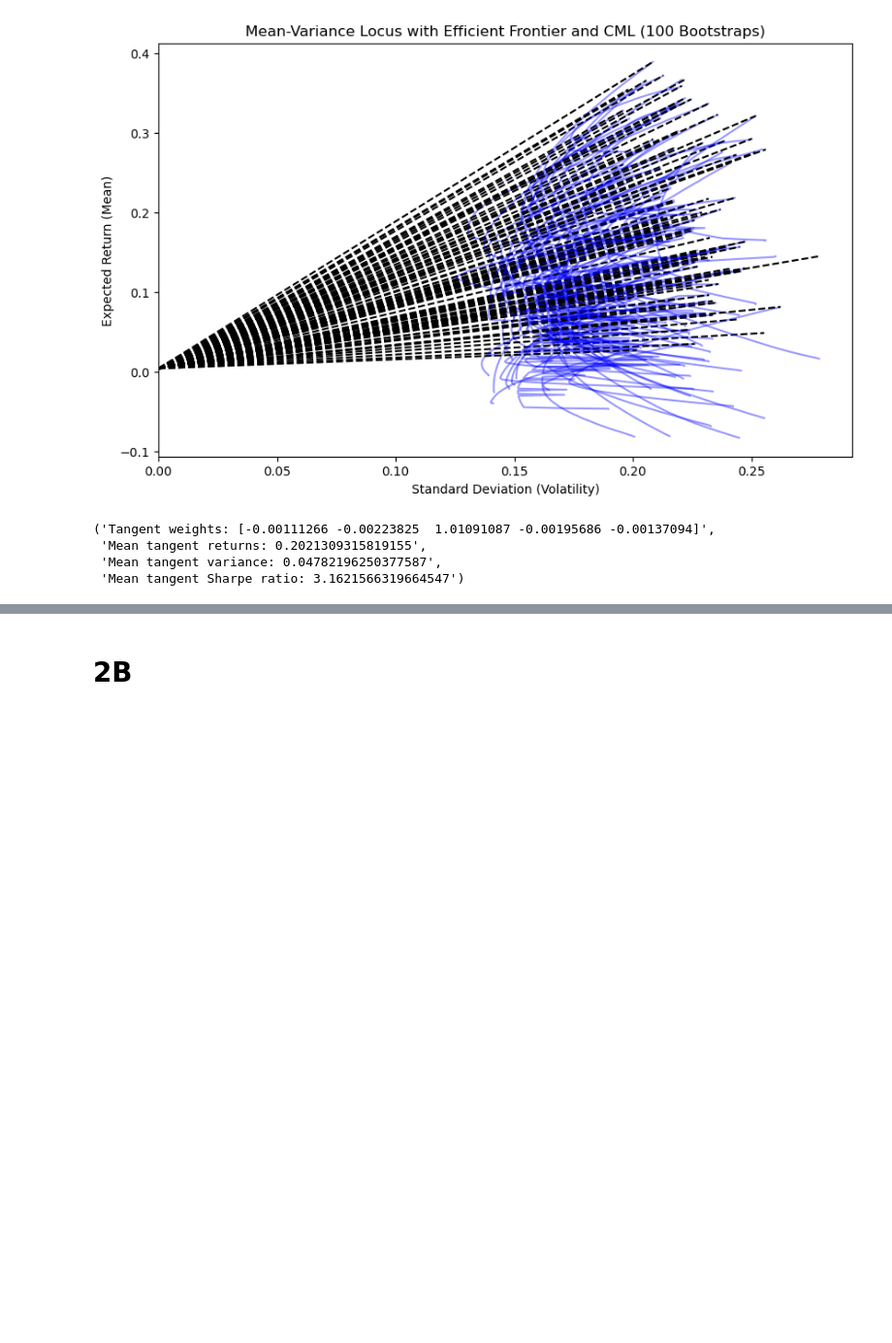
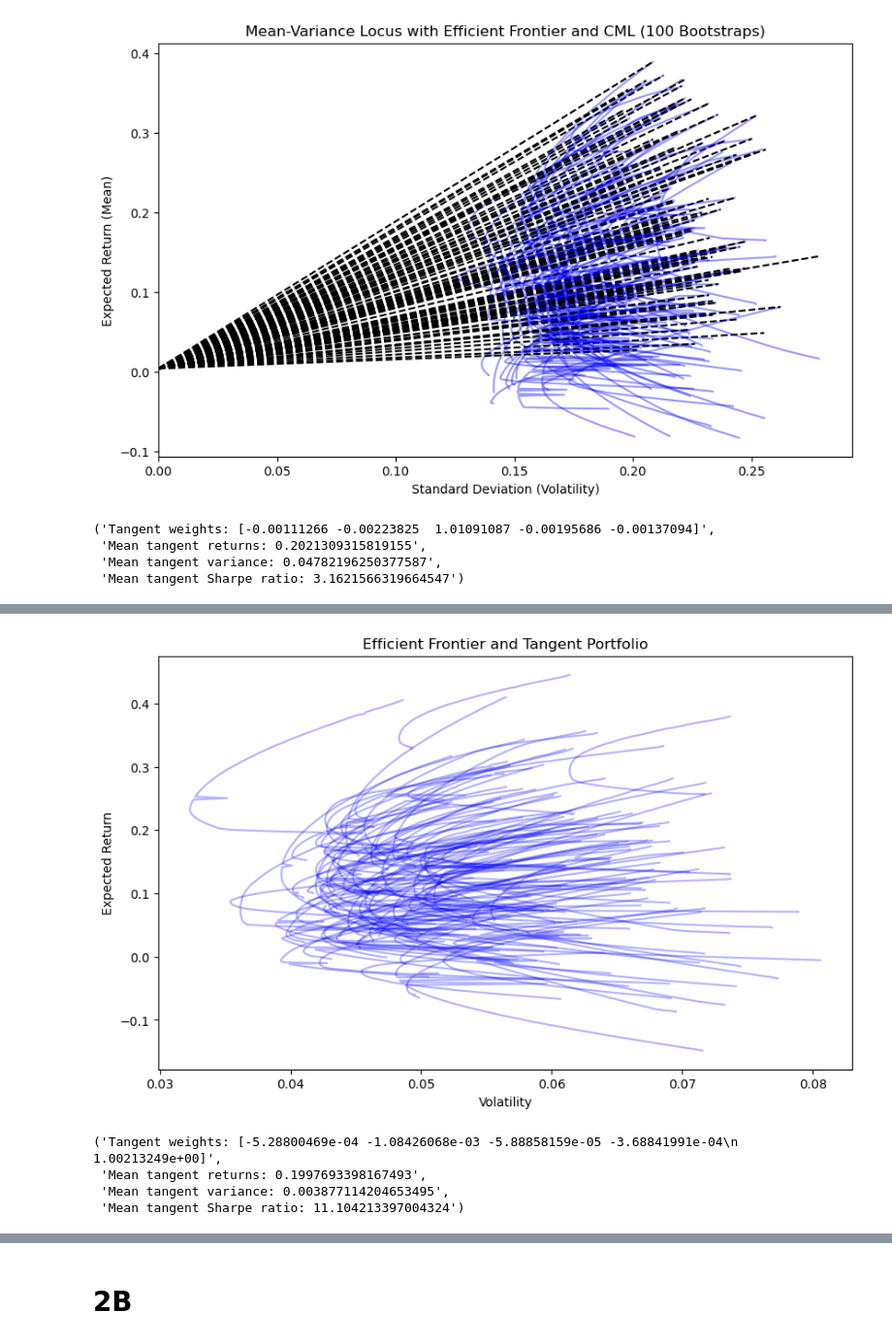
Before and after one commit to DominicPrenovost/TP1-PF-management, a Jupyter notebook: Tp1-Last.ipynb, the cells around one changed output, grey strips where cells are left out. Shown at 97% size. Cells and saved outputs as stored; diff of their text form; code cells hidden in the pictures; blank space fills up the shorter version.

```diff
--- a/Tp1-Last.ipynb
+++ b/Tp1-Last.ipynb
@@ -733,0 +746,8 @@ bootstrap_N(rets_5, 0.10, 0.0044, 'moyenne', 100, cov_lw=False, include_CML=True
+# %%
+bootstrap_N(rets_5, 0.10, 0.0044, 'moyenne', 100, cov_lw=True, include_CML=False)
+# %% [output]
+[figure, added]
+('Tangent weights: [-5.28800469e-04 -1.08426068e-03 -5.88858159e-05 -3.68841991e-04\n  1.00213249e+00]',
+ 'Mean tangent returns: 0.1997693398167493',
+ 'Mean tangent variance: 0.003877114204653495',
+ 'Mean tangent Sharpe ratio: 11.104213397004324')
```
Also changed, not shown: parts of 3 cells of this notebook.
